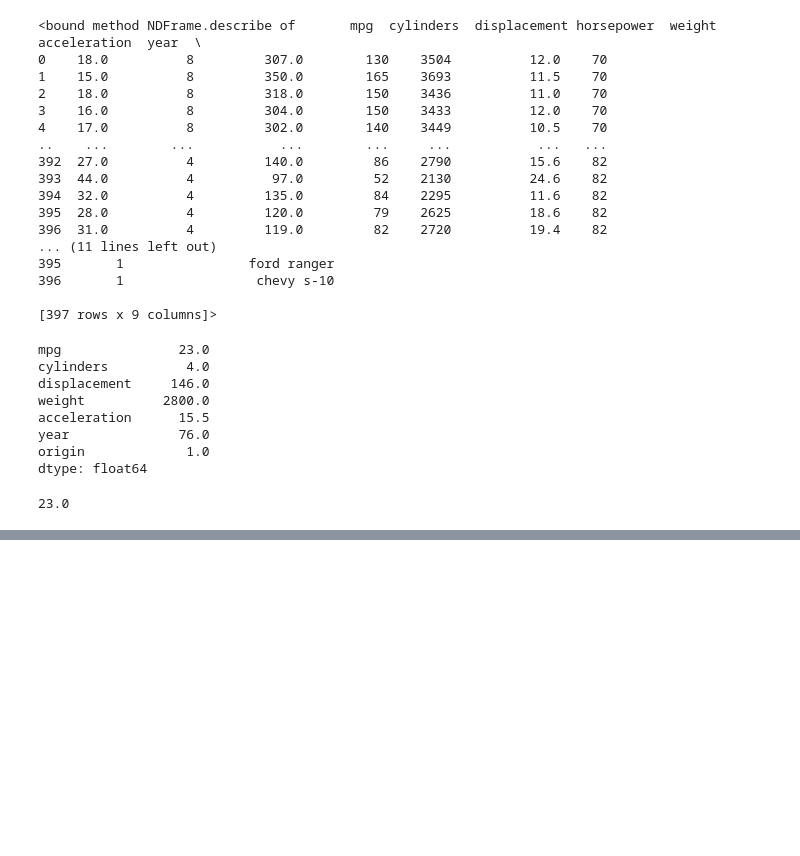
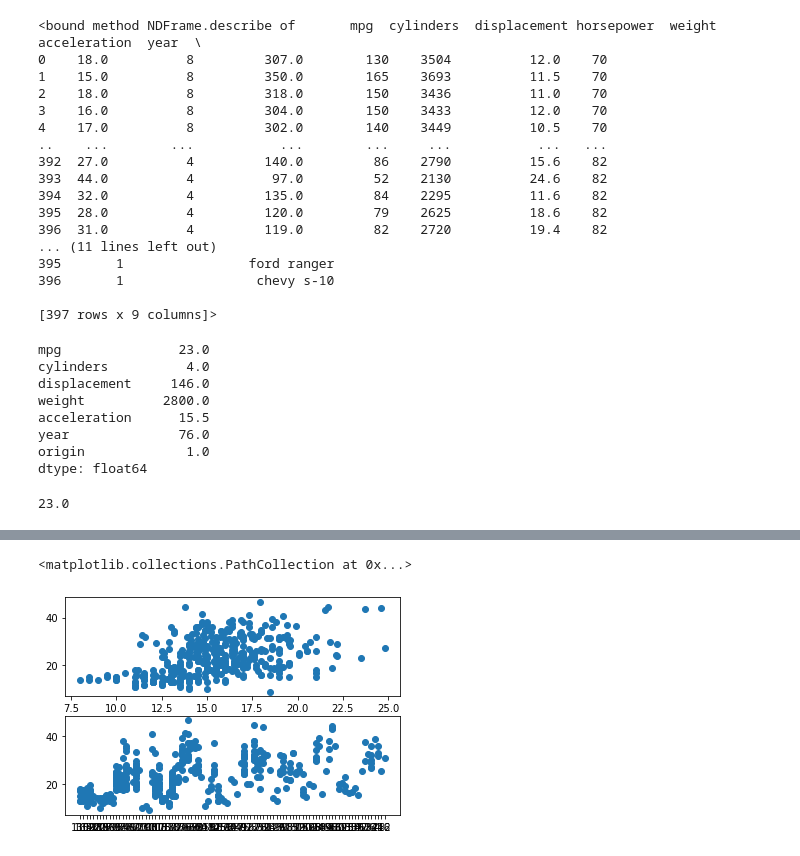
Before and after one commit to ACZD254/Intro-to-Statistical-Learning, a Jupyter notebook: HW_2/Ch4_P11.ipynb, the cells around one changed output, grey strips where cells are left out. Cells and saved outputs as stored; diff of their text form; code cells hidden in the pictures; blank space fills up the shorter version.

```diff
--- a/HW_2/Ch4_P11.ipynb
+++ b/HW_2/Ch4_P11.ipynb
@@ -49,0 +85,7 @@ median.mpg
+# %%
+fig, (ax4,ax5) = plt.subplots(2,1)
+ax4.scatter(auto_data.acceleration,auto_data.mpg)
+ax5.scatter(auto_data.horsepower, auto_data.mpg)
+# %% [output]
+<matplotlib.collections.PathCollection at 0x...>
+[figure, added]
```
Also changed, not shown: parts of 13 cells of this notebook.
